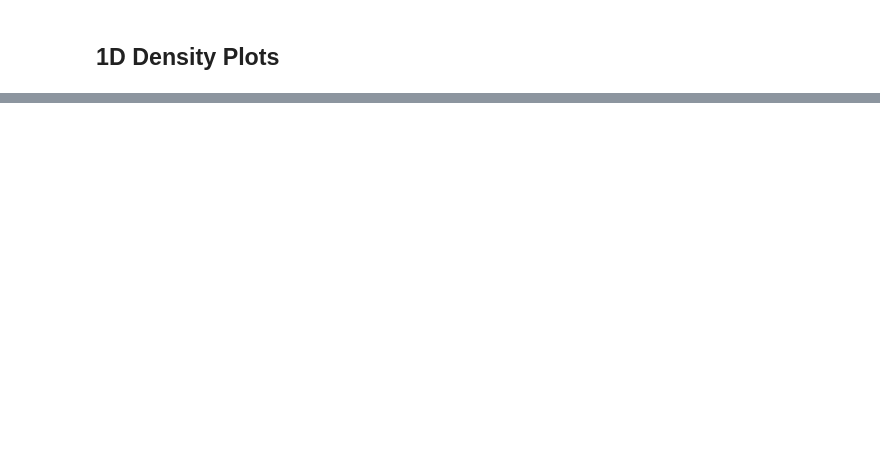
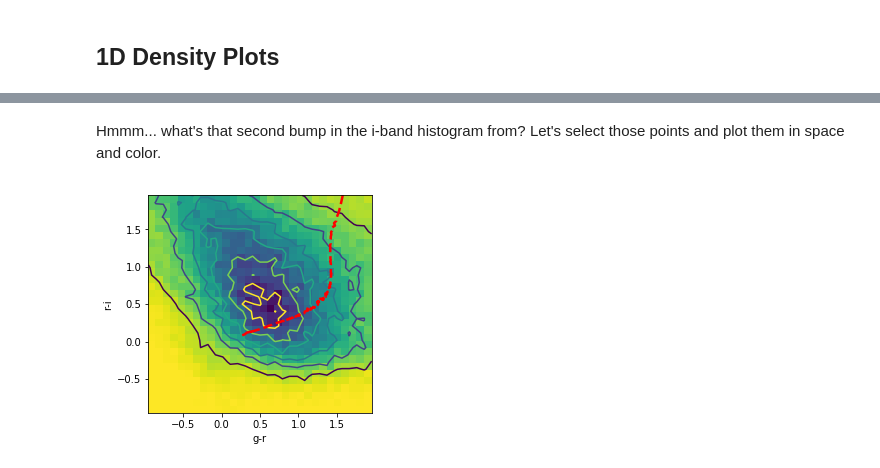
Before and after one commit to LSSTDESC/DC2-analysis, a Jupyter notebook: contributed/validate_dc2_object_table.ipynb, the cells around one changed output, grey strips where cells are left out. Cells and saved outputs as stored; diff of their text form; code cells hidden in the pictures; blank space fills up the shorter version.

```diff
--- a/contributed/validate_dc2_object_table.ipynb
+++ b/contributed/validate_dc2_object_table.ipynb
@@ -210,0 +246,11 @@ plot_mag('y')
+# %% [markdown]
+Hmmm... what's that second bump in the i-band histogram from?
+Let's select those points and plot them in space and color.
+# %%
+mag_threshold = 26.5
+faint_bump_rows = good['mag_i'] > mag_threshold
+faint_bump = good[faint_bump_rows]
+# %%
+plot_color_color(faint_bump, 'gmr', 'rmi')
+# %% [output]
+[figure, added]
```
Also changed, not shown: parts of 30 cells of this notebook.
